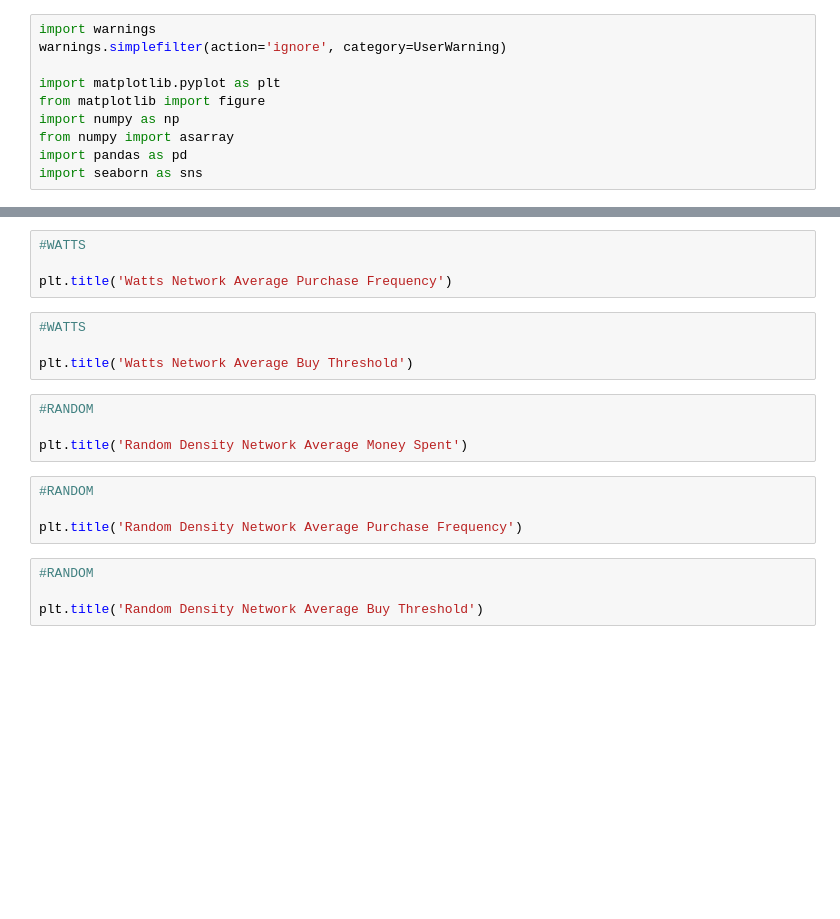
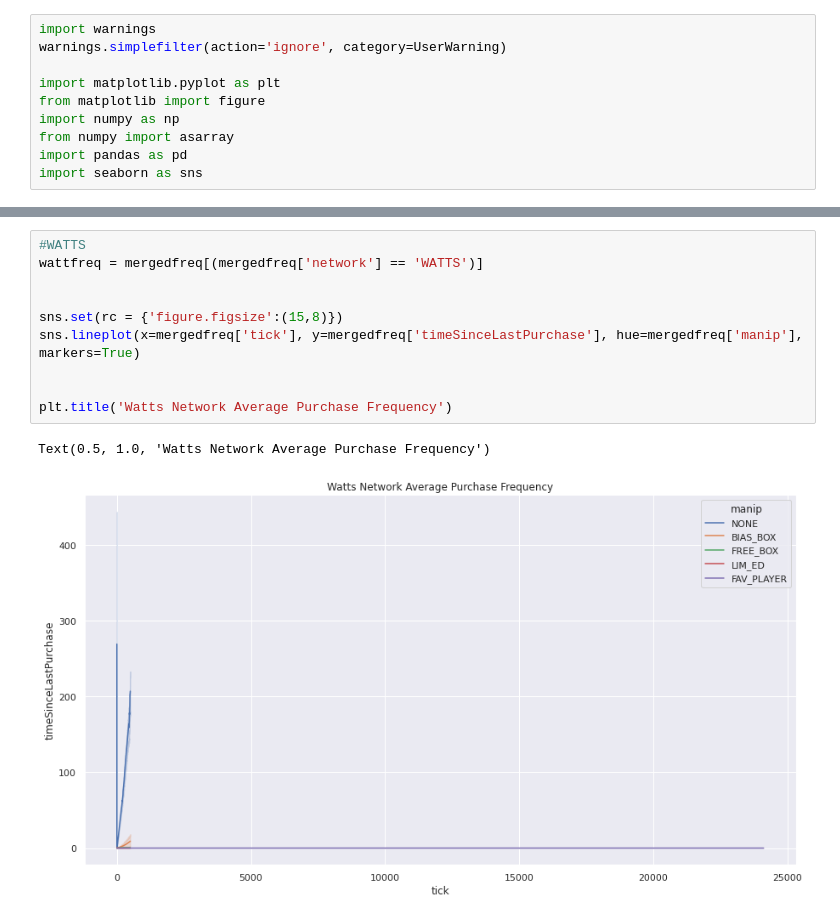
Before and after one commit to LilasCorner/jlootbox-data, a Jupyter notebook: JLootBoxData.ipynb, the cells around one changed output, grey strips where cells are left out. Cells and saved outputs as stored; diff of their text form; blank space fills up the shorter version.

```diff
--- a/JLootBoxData.ipynb
+++ b/JLootBoxData.ipynb
@@ -50,20 +64,13 @@ sns.set(rc = {'figure.figsize':(15,8)})
-# %%
-#WATTS
-
-plt.title('Watts Network Average Purchase Frequency')
-# %%
-#WATTS
-
-plt.title('Watts Network Average Buy Threshold')
-# %%
-#RANDOM
-
-plt.title('Random Density Network Average Money Spent')
-# %%
-#RANDOM
-
-plt.title('Random Density Network Average Purchase Frequency')
-# %%
-#RANDOM
-
-plt.title('Random Density Network Average Buy Threshold')
+# %%
+#WATTS
+wattfreq = mergedfreq[(mergedfreq['network'] == 'WATTS')]
+
+
+sns.set(rc = {'figure.figsize':(15,8)})
+sns.lineplot(x=mergedfreq['tick'], y=mergedfreq['timeSinceLastPurchase'], hue=mergedfreq['manip'], markers=True)
+
+
+plt.title('Watts Network Average Purchase Frequency')
+# %% [output]
+Text(0.5, 1.0, 'Watts Network Average Purchase Frequency')
+[figure, added]
```
Also changed, not shown: parts of 9 cells of this notebook.
